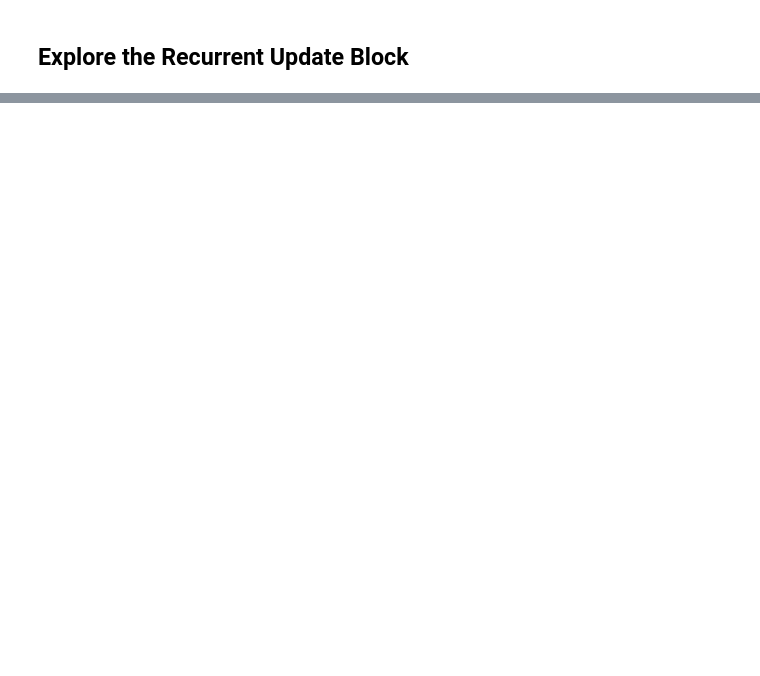
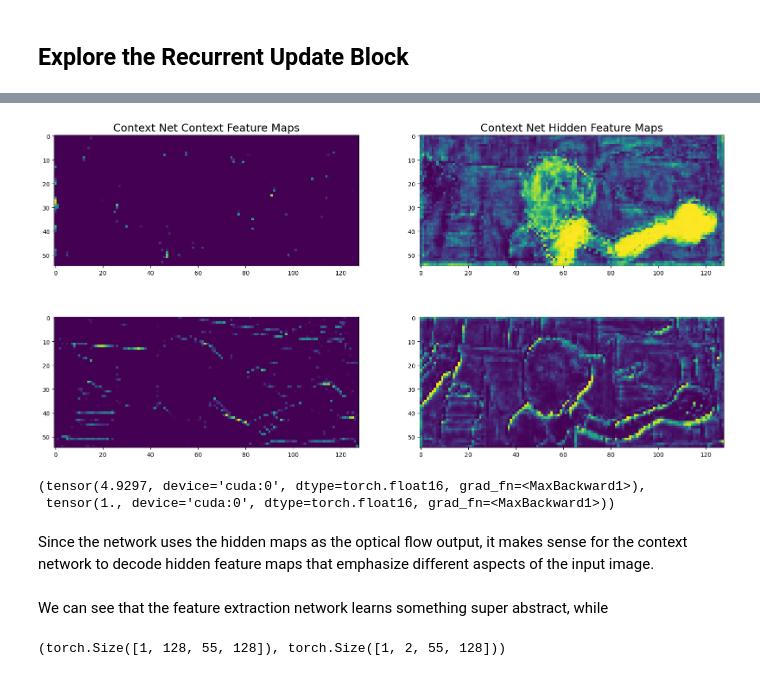
Before and after one commit to itberrios/CV_projects, a Jupyter notebook: RAFT/RAFT_deep_dive.ipynb, the cells around one changed output, grey strips where cells are left out. Cells and saved outputs as stored; diff of their text form; code cells hidden in the pictures; blank space fills up the shorter version.

```diff
--- a/RAFT/RAFT_deep_dive.ipynb
+++ b/RAFT/RAFT_deep_dive.ipynb
@@ -478,3 +534,25 @@ with torch.autocast(device_type='cuda', enabled=True):
+# %%
+_, (ax0, ax1) = plt.subplots(2, 2, figsize=(20,10))
+ax0[0].imshow(inp.squeeze(0)[20, :, :].detach().cpu().numpy())
+ax0[0].set_title("Context Net Context Feature Maps", size=18)
+
+ax0[1].imshow(net.squeeze(0)[20, :, :].detach().cpu().numpy())
+ax0[1].set_title("Context Net Hidden Feature Maps", size=18)
+
+ax1[0].imshow(inp.squeeze(0)[120, :, :].detach().cpu().numpy())
+
+ax1[1].imshow(net.squeeze(0)[120, :, :].detach().cpu().numpy());
+# %% [output]
+[figure, added]
+# %%
+inp.max(), net.max()
+# %% [output]
+(tensor(4.9297, device='cuda:0', dtype=torch.float16, grad_fn=<MaxBackward1>),
+ tensor(1., device='cuda:0', dtype=torch.float16, grad_fn=<MaxBackward1>))
+# %% [markdown]
+Since the network uses the hidden maps as the optical flow output, it makes sense for the context network to decode hidden feature maps that emphasize different aspects of the input image.
+# %% [markdown]
+We can see that the feature extraction network learns something super abstract, while
 # %%
 # initialize flow
 coords0, coords1 = model.module.initialize_flow(frame1)
@@ -485,3 +563,7 @@ corr = corr_fn(coords1) # index correlation volume
 flow = coords1 - coords0
 with torch.autocast(device_type='cuda', enabled=True):
     net, up_mask, delta_flow = model.module.update_block(net, inp, corr, flow)
+# %%
+net.shape, delta_flow.shape
+# %% [output]
+(torch.Size([1, 128, 55, 128]), torch.Size([1, 2, 55, 128]))
```
Also changed, not shown: parts of 29 cells of this notebook.
